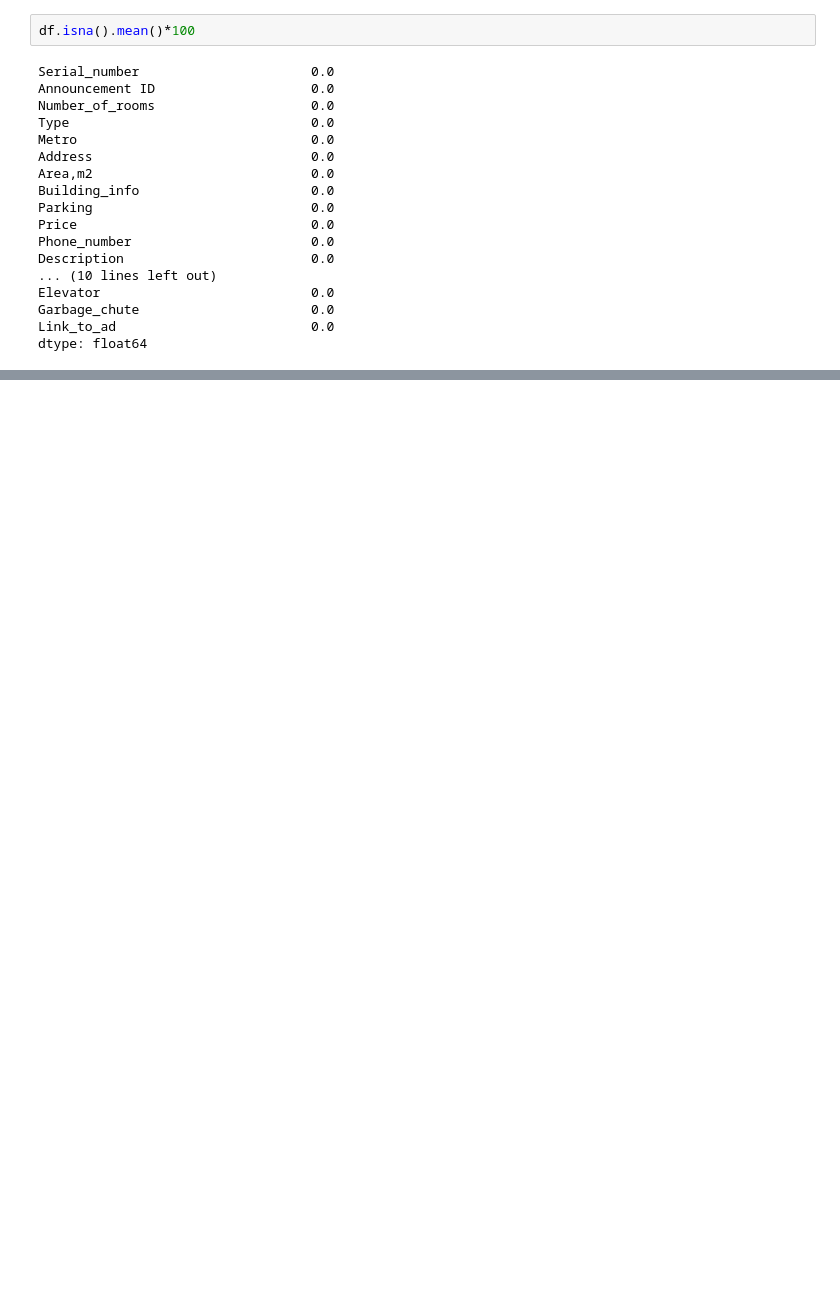
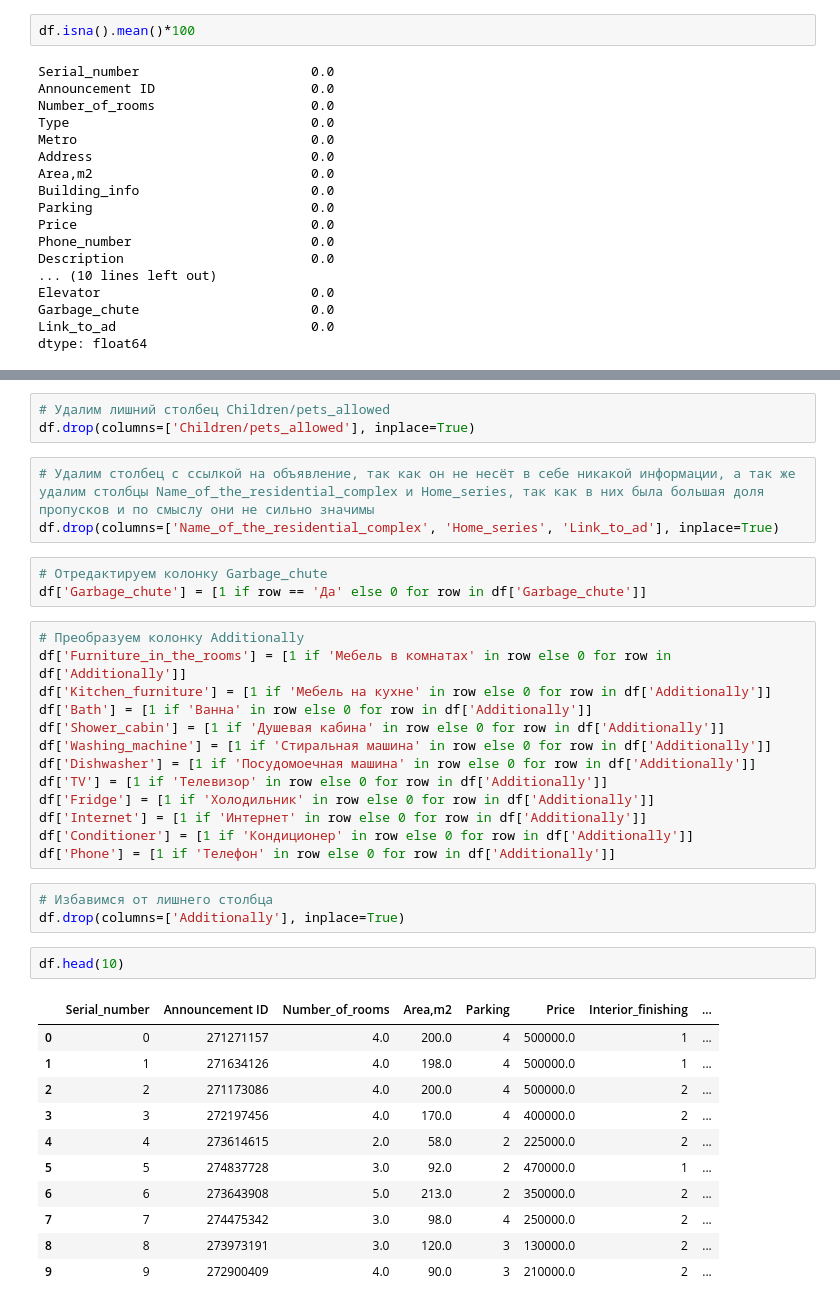
Before and after one commit to AlexChen-13/rent_real_estate_project, a Jupyter notebook: preprocessing.ipynb, the cells around one changed output, grey strips where cells are left out. Cells and saved outputs as stored; diff of their text form; blank space fills up the shorter version.

```diff
--- a/preprocessing.ipynb
+++ b/preprocessing.ipynb
@@ -204,0 +337,39 @@ SyntaxError: expression cannot contain assignment, perhaps you meant "=="? (1911
+# %%
+# Удалим лишний столбец Children/pets_allowed
+df.drop(columns=['Children/pets_allowed'], inplace=True)
+# %%
+# Удалим столбец с ссылкой на объявление, так как он не несёт в себе никакой информации, а так же удалим столбцы Name_of_the_residential_complex и Home_series, так как в них была большая доля пропусков и по смыслу они не сильно значимы
+df.drop(columns=['Name_of_the_residential_complex', 'Home_series', 'Link_to_ad'], inplace=True)
+# %%
+# Отредактируем колонку Garbage_chute
+df['Garbage_chute'] = [1 if row == 'Да' else 0 for row in df['Garbage_chute']]
+# %%
+# Преобразуем колонку Additionally
+df['Furniture_in_the_rooms'] = [1 if 'Мебель в комнатах' in row else 0 for row in df['Additionally']]
+df['Kitchen_furniture'] = [1 if 'Мебель на кухне' in row else 0 for row in df['Additionally']]
+df['Bath'] = [1 if 'Ванна' in row else 0 for row in df['Additionally']]
+df['Shower_cabin'] = [1 if 'Душевая кабина' in row else 0 for row in df['Additionally']]
+df['Washing_machine'] = [1 if 'Стиральная машина' in row else 0 for row in df['Additionally']]
+df['Dishwasher'] = [1 if 'Посудомоечная машина' in row else 0 for row in df['Additionally']]
+df['TV'] = [1 if 'Телевизор' in row else 0 for row in df['Additionally']]
+df['Fridge'] = [1 if 'Холодильник' in row else 0 for row in df['Additionally']]
+df['Internet'] = [1 if 'Интернет' in row else 0 for row in df['Additionally']]
+df['Сonditioner'] = [1 if 'Кондиционер' in row else 0 for row in df['Additionally']]
+df['Phone'] = [1 if 'Телефон' in row else 0 for row in df['Additionally']]
+# %%
+# Избавимся от лишнего столбца
+df.drop(columns=['Additionally'], inplace=True)
+# %%
+df.head(10)
+# %% [output]
+|  | Serial_number | Announcement ID | Number_of_rooms | Area,m2 | Parking | Price | Interior_finishing | ... |
+| 0 | 0 | 271271157 | 4.0 | 200.0 | 4 | 500000.0 | 1 | ... |
+| 1 | 1 | 271634126 | 4.0 | 198.0 | 4 | 500000.0 | 1 | ... |
+| 2 | 2 | 271173086 | 4.0 | 200.0 | 4 | 500000.0 | 2 | ... |
+| 3 | 3 | 272197456 | 4.0 | 170.0 | 4 | 400000.0 | 2 | ... |
+| 4 | 4 | 273614615 | 2.0 | 58.0 | 2 | 225000.0 | 2 | ... |
+| 5 | 5 | 274837728 | 3.0 | 92.0 | 2 | 470000.0 | 1 | ... |
+| 6 | 6 | 273643908 | 5.0 | 213.0 | 2 | 350000.0 | 2 | ... |
+| 7 | 7 | 274475342 | 3.0 | 98.0 | 4 | 250000.0 | 2 | ... |
+| 8 | 8 | 273973191 | 3.0 | 120.0 | 3 | 130000.0 | 2 | ... |
+| 9 | 9 | 272900409 | 4.0 | 90.0 | 3 | 210000.0 | 2 | ... |
```
Also changed, not shown: parts of 47 cells of this notebook, 2 other files.
